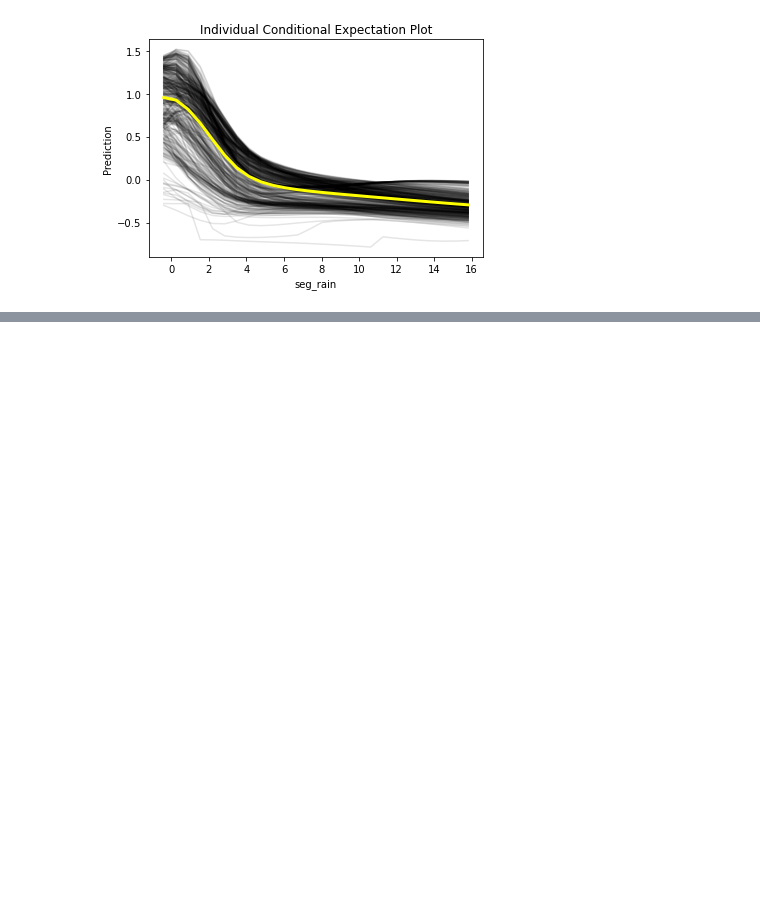
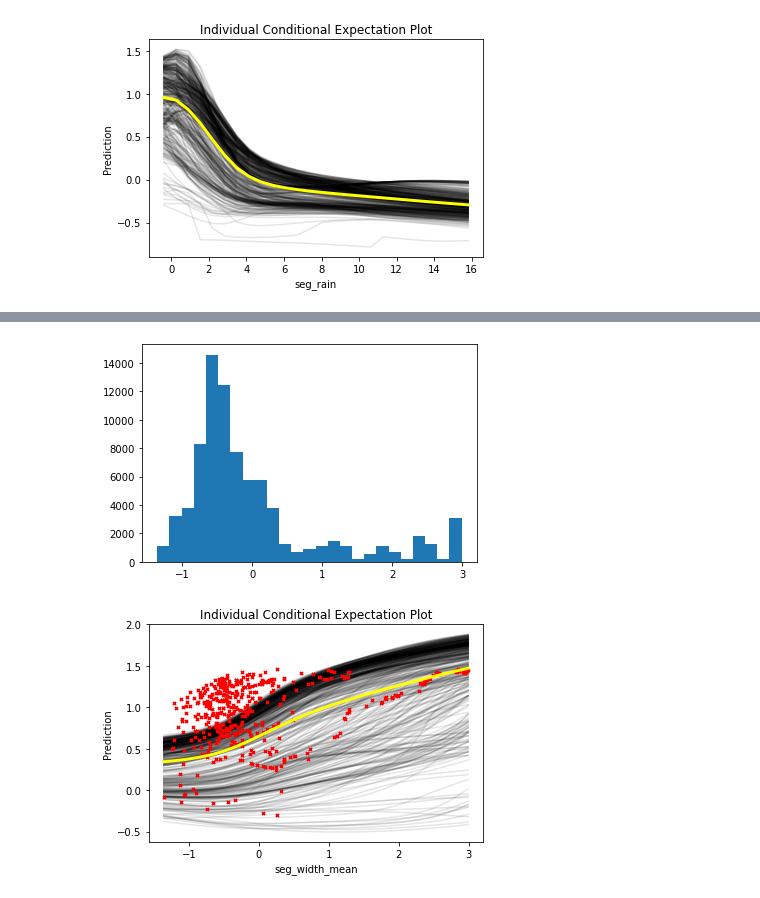
Before and after one commit to DOI-USGS/xai-workflows, a Jupyter notebook: prototyping_notebooks/03_06_RGCN_CustomICE_RiverDl.ipynb, the cells around one changed output, grey strips where cells are left out. Saved outputs shown, nothing was run; the diff lists cells and outputs as text; code cells hidden in the pictures; blank space fills up the shorter version.

```diff
--- a/prototyping_notebooks/03_06_RGCN_CustomICE_RiverDl.ipynb
+++ b/prototyping_notebooks/03_06_RGCN_CustomICE_RiverDl.ipynb
@@ -216,0 +263,8 @@ plot_ICE(model, x[-455:], 5, river_dl['x_vars'], 25)
+# %%
+# this was cherry-picked from the above examples to show the best agreement
+# I'm only plotting the observations corresponding to the lines (which are 'local' subset)
+# the local subset may contain a small range of values
+plot_ICE(model, x[-455:], 2, river_dl['x_vars'], 25)
+# %% [output]
+[figure, added]
+[figure, added]
```
Also changed, not shown: parts of 20 cells of this notebook.
